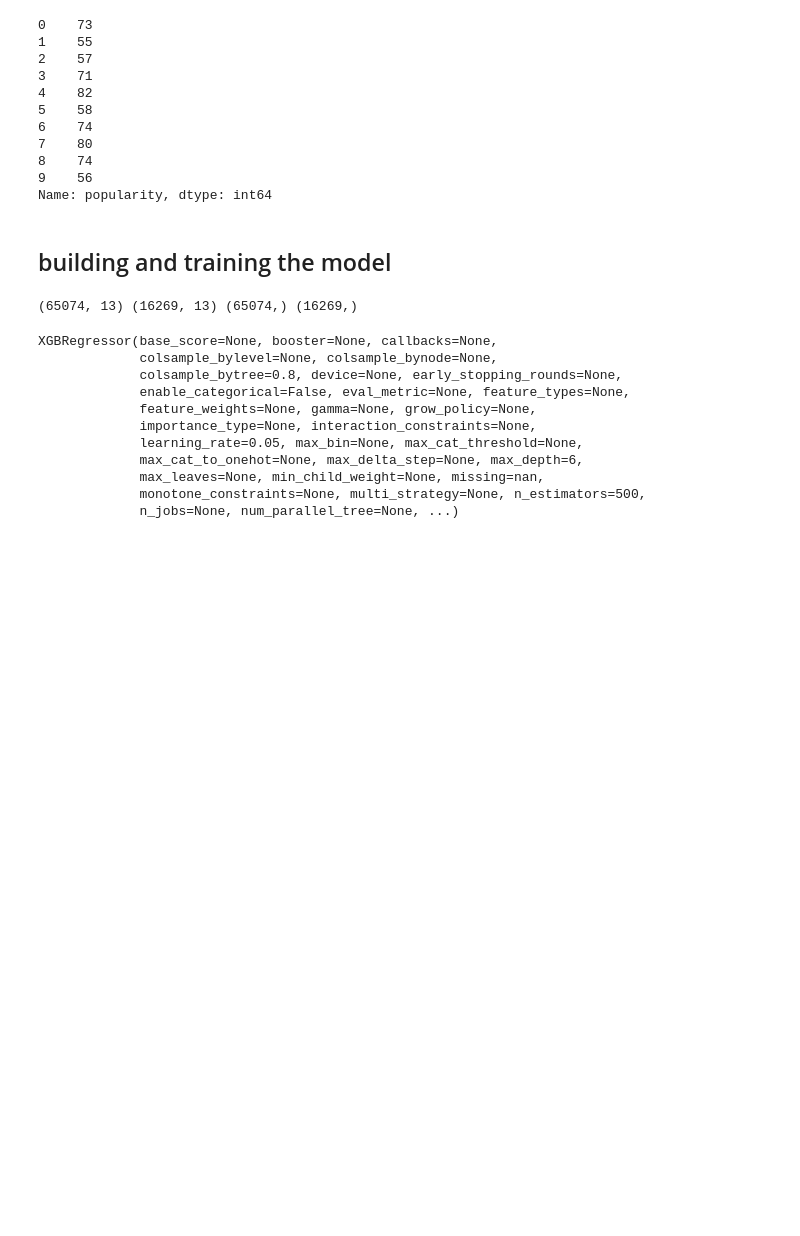
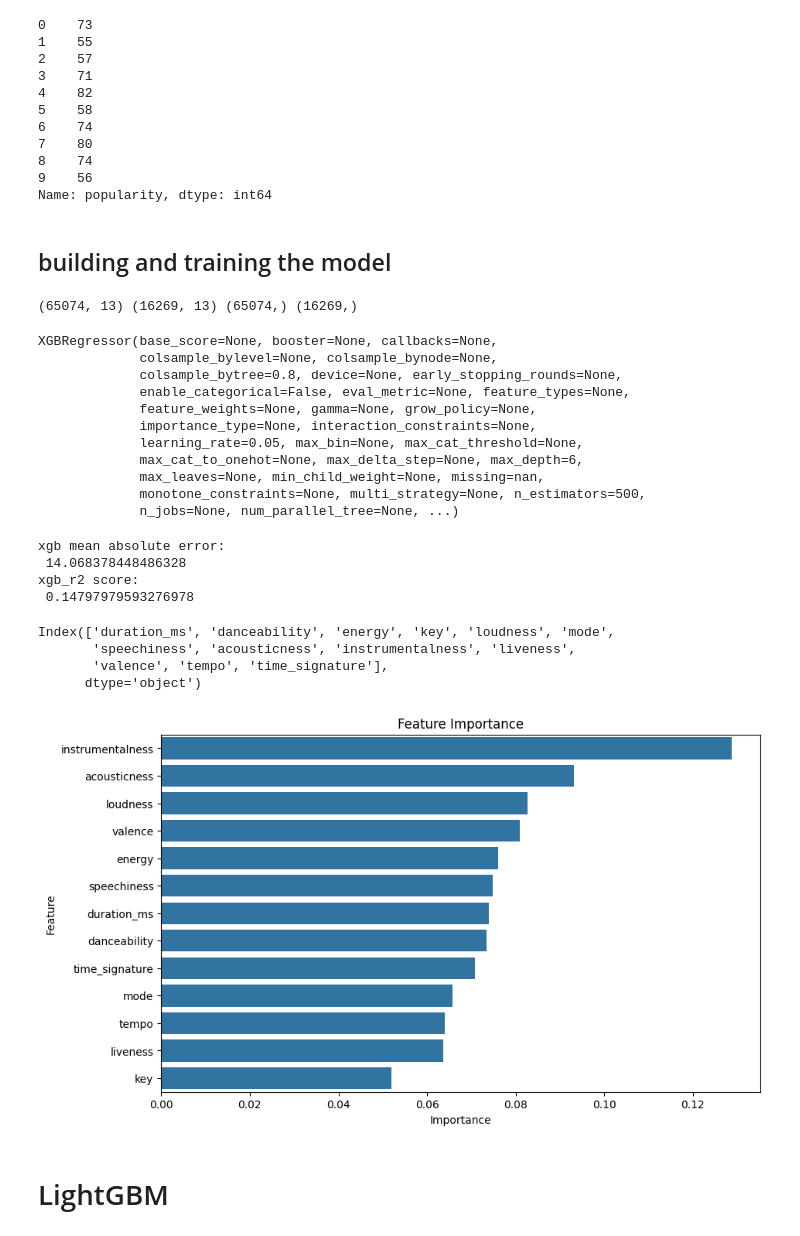
Before and after one commit to kamijoseph/Spotify-Song-Popularity, a Jupyter notebook: notebooks/main.ipynb, the cells around one changed output. Cells and saved outputs as stored; diff of their text form; code cells hidden in the pictures; blank space fills up the shorter version.

Commit message:
plots

```diff
--- a/notebooks/main.ipynb
+++ b/notebooks/main.ipynb
@@ -592,3 +592,55 @@ XGBRegressor(base_score=None, booster=None, callbacks=None,
              max_leaves=None, min_child_weight=None, missing=nan,
              monotone_constraints=None, multi_strategy=None, n_estimators=500,
              n_jobs=None, num_parallel_tree=None, ...)
+# %%
+# making predictions
+y_pred = xgb_model.predict(Xg_test)
+
+# evaluating the model
+xgb_mae = mean_absolute_error(yg_test, y_pred)
+xgb_r2 = r2_score(yg_test, y_pred)
+
+# output
+print(f"xgb mean absolute error:\n", xgb_mae)
+print(f"xgb_r2 score:\n", xgb_r2)
+# %% [output]
+xgb mean absolute error:
+ 14.068378448486328
+xgb_r2 score:
+ 0.14797979593276978
+# %%
+X_xg.columns
+# %% [output]
+Index(['duration_ms', 'danceability', 'energy', 'key', 'loudness', 'mode',
+       'speechiness', 'acousticness', 'instrumentalness', 'liveness',
+       'valence', 'tempo', 'time_signature'],
+      dtype='object')
+# %%
+# feature importance
+xgb_feature_importance = xgb_model.feature_importances_
+xgb_features = X_xg.columns
+
+xgb_importance_df = pd.DataFrame(
+    {
+        "Feature": xgb_features,
+        "Importance": xgb_feature_importance
+    }
+)
+xgb_importance_df = xgb_importance_df.sort_values(
+    by="Importance",
+    ascending=False
+)
+# %%
+# plotting he feature importance
+plt.figure(figsize=(10, 6))
+sns.barplot(
+    x="Importance",
+    y="Feature",
+    data=xgb_importance_df
+)
+plt.title("Feature Importance")
+plt.show()
+# %% [output]
+[figure, added]
+# %% [markdown]
+# LightGBM
```
Also changed, not shown: 2 other files.
